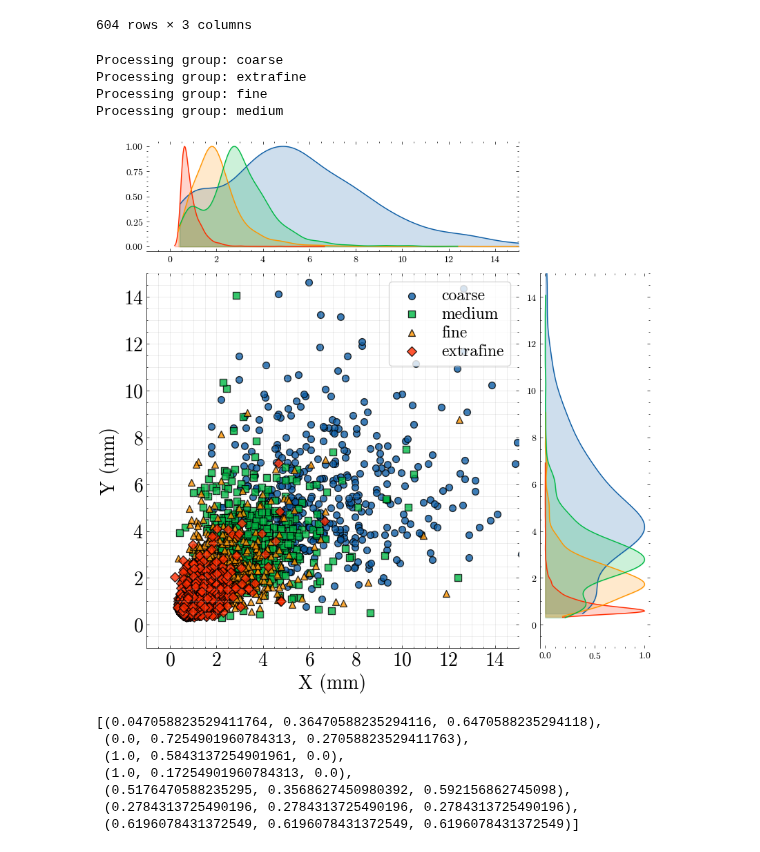
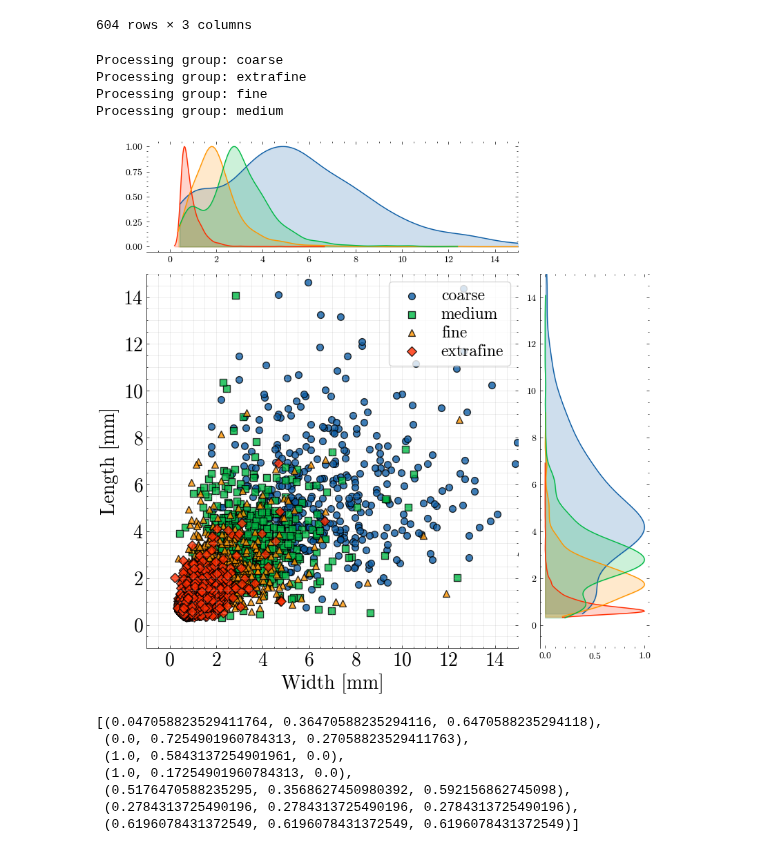
Before and after one commit to joaquinaicrag/UNIBS, a Jupyter notebook: Paper1-YMporousmat/count_grains/grains_dist.ipynb, the cells around one changed output. Cells and saved outputs as stored; diff of their text form; code cells hidden in the pictures.

```diff
--- a/Paper1-YMporousmat/count_grains/grains_dist.ipynb
+++ b/Paper1-YMporousmat/count_grains/grains_dist.ipynb
@@ -121,36 +121,36 @@ for i, (group_value, marker_shape) in enumerate(markers.items()):
         label=group_value,
         edgecolor='black',
         color=sns.color_palette()[i],
         s=50,
         alpha=0.8
     )
 
 
 
 
 fontsize = 20
 #plt.xlim(0, 16)
 #plt.ylim(0, 16)
 # plt.yscale('log')
 # plt.xscale('log')
 plt.xlim([-1, 15])
 plt.ylim([-1, 15])
-plt.xlabel('X (mm)', fontsize=fontsize)
-plt.ylabel('Y (mm)', fontsize=fontsize)
+plt.xlabel('Width [mm]', fontsize=fontsize)
+plt.ylabel('Length [mm]', fontsize=fontsize)
 plt.legend(fontsize=fontsize-3, title_fontsize=fontsize, labelspacing=0.2, frameon=True)
 plt.tick_params(axis='both', labelsize=fontsize)
 
 plt.grid(which='both', alpha=0.3)
 
 # ax_marg_x.spines['right'].set_color('lightgrey')
 # plt.spines['top'].set_color('lightgrey')
 plt.show()
 # %% [output]
 Processing group: coarse
 Processing group: extrafine
 Processing group: fine
 Processing group: medium
-[figure, old version]
+[figure, new version]
 # %%
 sns.color_palette()
 # %% [output]
```
Also changed, not shown: parts of 2 cells of this notebook, 6 other files.
